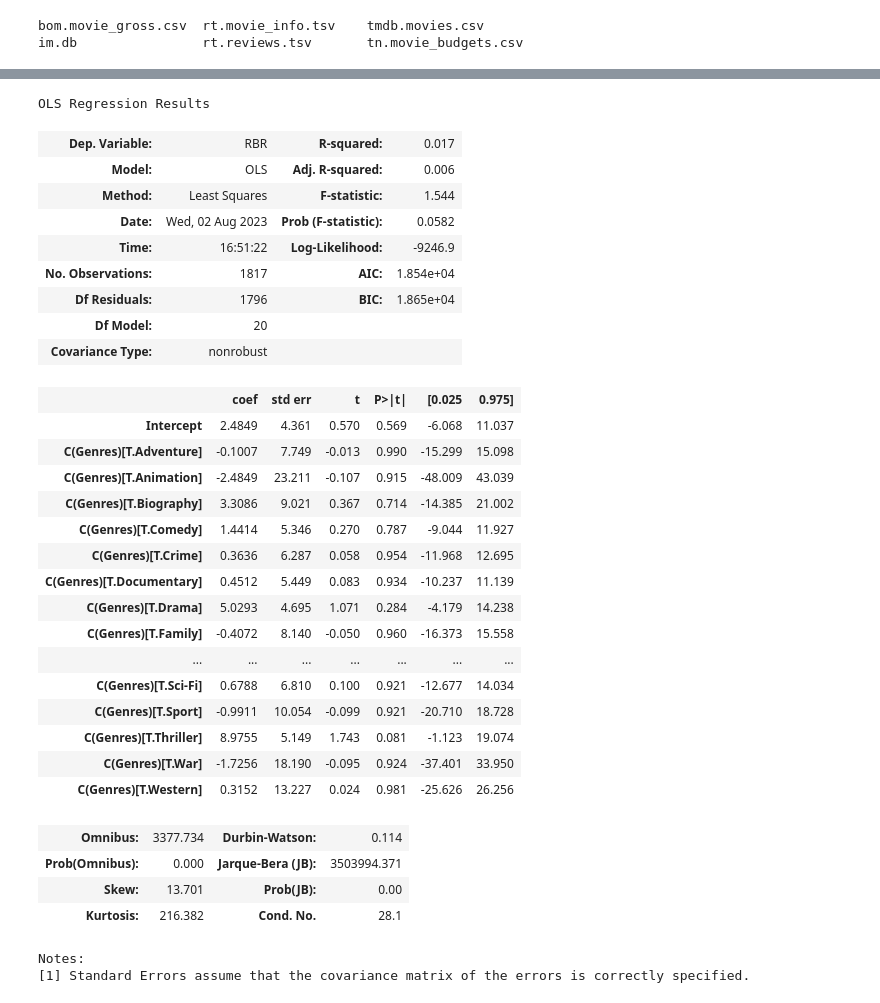
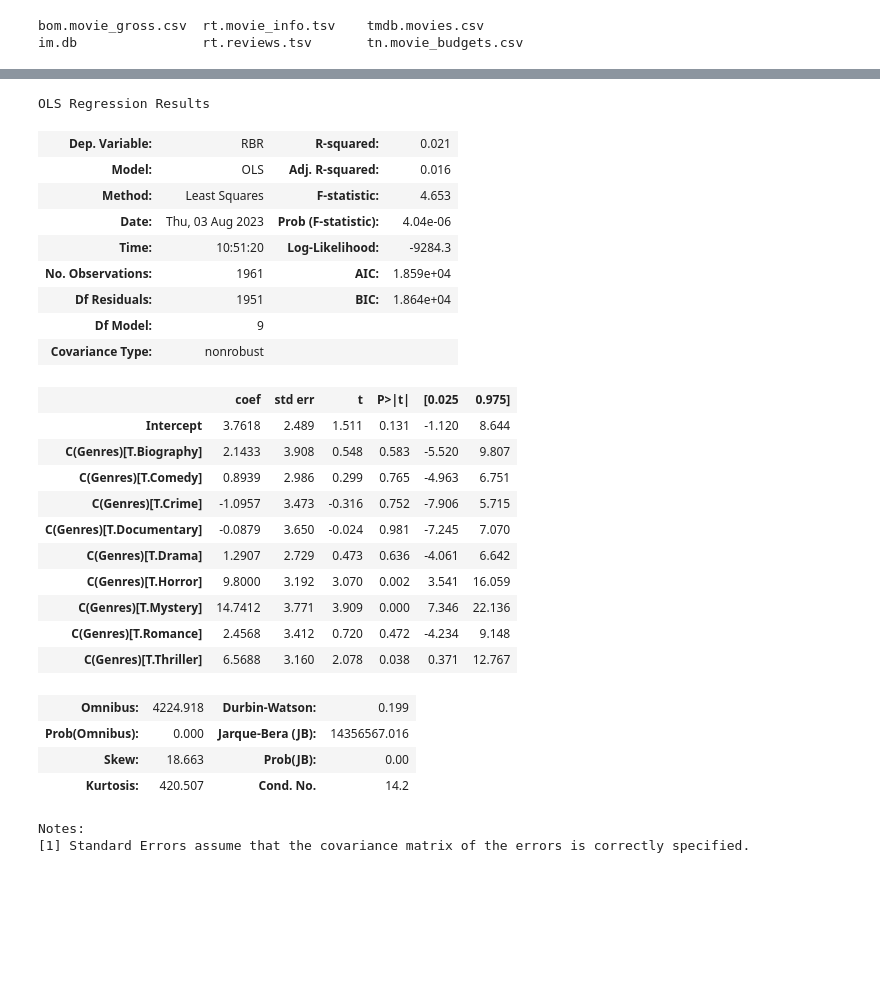
Before and after one commit to nickthetj/Cheap-Thrills-Good-Money, a Jupyter notebook: notebooks/EDA TN.MovieBudget - Nick.ipynb, the cells around one changed output, grey strips where cells are left out. Cells and saved outputs as stored; diff of their text form; code cells hidden in the pictures; blank space fills up the shorter version.

```diff
--- a/notebooks/EDA TN.MovieBudget - Nick.ipynb
+++ b/notebooks/EDA TN.MovieBudget - Nick.ipynb
@@ -59,12 +60,12 @@ MovieBudget['Revenue Budget Ratio'] = (MovieBudget['Worldwide Gross'] + MovieBud
 # filtered movies df by date and budget
 
 Movies_After_Date = 1990
-Budget_Max = 5000000
+Budget_Max = 17000000
 Budget_Min = 0
 
 MovieBudgetFiltered = MovieBudget[(MovieBudget['Production Budget'] < Budget_Max) & (MovieBudget['Production Budget'] > Budget_Min)]
 MovieBudgetFiltered.sort_values('Revenue Budget Ratio', ascending=False, inplace=True)
 MovieBudgetFiltered.reset_index(drop=True, inplace=True)
-MovieBudgetFiltered[:50]
+# MovieBudgetFiltered[:50]
 MovieBudgetFiltered['Release Date'] = MovieBudgetFiltered['Release Date'].str[-4:].astype(int)
 MovieBudgetFiltered= MovieBudgetFiltered[(MovieBudgetFiltered['Release Date']>Movies_After_Date)].reset_index(drop=True)
@@ -72,4 +73,4 @@
-MovieBudgetFiltered
+# MovieBudgetFiltered
 # %% [output]
 A value is trying to be set on a copy of a slice from a DataFrame
 
@@ -209,3 +151,8 @@ MergedExploded_df
+# %%
+R1_LookupTable = list(MergedExploded_df['Genres'].value_counts()[:10].index)
+R1_LookupTable
+MergedExploded_df = MergedExploded_df.loc[MergedExploded_df['Genres'].isin(R1_LookupTable)]
+# FILTER['Genres'].value_counts()
 # %%
 MergedExploded_df['Genres'].value_counts()
 # %% [output]
@@ -249,38 +185,33 @@ Animation       0.000000
 Name: RBR, dtype: float64
 # %%
 # Linear Regression and Anova
-res = smf.ols(formula="RBR ~ C(Genres)", data=MergedExploded_df).fit()
-res.summary()
+results = smf.ols(formula="RBR ~ C(Genres)", data=MergedExploded_df).fit()
+results.summary()
 # %% [output]
 OLS Regression Results
-| Dep. Variable: | RBR | R-squared: | 0.017 |
-| Model: | OLS | Adj. R-squared: | 0.006 |
-| Method: | Least Squares | F-statistic: | 1.544 |
-| Date: | Wed, 02 Aug 2023 | Prob (F-statistic): | 0.0582 |
-| Time: | 16:51:22 | Log-Likelihood: | -9246.9 |
-| No. Observations: | 1817 | AIC: | 1.854e+04 |
-| Df Residuals: | 1796 | BIC: | 1.865e+04 |
-| Df Model: | 20 |  |  |
+| Dep. Variable: | RBR | R-squared: | 0.021 |
+| Model: | OLS | Adj. R-squared: | 0.016 |
+| Method: | Least Squares | F-statistic: | 4.653 |
+| Date: | Thu, 03 Aug 2023 | Prob (F-statistic): | 4.04e-06 |
+| Time: | 10:51:20 | Log-Likelihood: | -9284.3 |
+| No. Observations: | 1961 | AIC: | 1.859e+04 |
+| Df Residuals: | 1951 | BIC: | 1.864e+04 |
+| Df Model: | 9 |  |  |
 | Covariance Type: | nonrobust |  |  |
 |  | coef | std err | t | P>|t| | [0.025 | 0.975] |
-| Intercept | 2.4849 | 4.361 | 0.570 | 0.569 | -6.068 | 11.037 |
-| C(Genres)[T.Adventure] | -0.1007 | 7.749 | -0.013 | 0.990 | -15.299 | 15.098 |
-| C(Genres)[T.Animation] | -2.4849 | 23.211 | -0.107 | 0.915 | -48.009 | 43.039 |
-| C(Genres)[T.Biography] | 3.3086 | 9.021 | 0.367 | 0.714 | -14.385 | 21.002 |
-| C(Genres)[T.Comedy] | 1.4414 | 5.346 | 0.270 | 0.787 | -9.044 | 11.927 |
-| C(Genres)[T.Crime] | 0.3636 | 6.287 | 0.058 | 0.954 | -11.968 | 12.695 |
-| C(Genres)[T.Documentary] | 0.4512 | 5.449 | 0.083 | 0.934 | -10.237 | 11.139 |
-| C(Genres)[T.Drama] | 5.0293 | 4.695 | 1.071 | 0.284 | -4.179 | 14.238 |
-| C(Genres)[T.Family] | -0.4072 | 8.140 | -0.050 | 0.960 | -16.373 | 15.558 |
-| ... | ... | ... | ... | ... | ... | ... |
-| C(Genres)[T.Sci-Fi] | 0.6788 | 6.810 | 0.100 | 0.921 | -12.677 | 14.034 |
-| C(Genres)[T.Sport] | -0.9911 | 10.054 | -0.099 | 0.921 | -20.710 | 18.728 |
-| C(Genres)[T.Thriller] | 8.9755 | 5.149 | 1.743 | 0.081 | -1.123 | 19.074 |
-| C(Genres)[T.War] | -1.7256 | 18.190 | -0.095 | 0.924 | -37.401 | 33.950 |
-| C(Genres)[T.Western] | 0.3152 | 13.227 | 0.024 | 0.981 | -25.626 | 26.256 |
+| Intercept | 3.7618 | 2.489 | 1.511 | 0.131 | -1.120 | 8.644 |
+| C(Genres)[T.Biography] | 2.1433 | 3.908 | 0.548 | 0.583 | -5.520 | 9.807 |
+| C(Genres)[T.Comedy] | 0.8939 | 2.986 | 0.299 | 0.765 | -4.963 | 6.751 |
+| C(Genres)[T.Crime] | -1.0957 | 3.473 | -0.316 | 0.752 | -7.906 | 5.715 |
+| C(Genres)[T.Documentary] | -0.0879 | 3.650 | -0.024 | 0.981 | -7.245 | 7.070 |
+| C(Genres)[T.Drama] | 1.2907 | 2.729 | 0.473 | 0.636 | -4.061 | 6.642 |
+| C(Genres)[T.Horror] | 9.8000 | 3.192 | 3.070 | 0.002 | 3.541 | 16.059 |
+| C(Genres)[T.Mystery] | 14.7412 | 3.771 | 3.909 | 0.000 | 7.346 | 22.136 |
+| C(Genres)[T.Romance] | 2.4568 | 3.412 | 0.720 | 0.472 | -4.234 | 9.148 |
+| C(Genres)[T.Thriller] | 6.5688 | 3.160 | 2.078 | 0.038 | 0.371 | 12.767 |
-| Omnibus: | 3377.734 | Durbin-Watson: | 0.114 |
-| Prob(Omnibus): | 0.000 | Jarque-Bera (JB): | 3503994.371 |
-| Skew: | 13.701 | Prob(JB): | 0.00 |
-| Kurtosis: | 216.382 | Cond. No. | 28.1 |
+| Omnibus: | 4224.918 | Durbin-Watson: | 0.199 |
+| Prob(Omnibus): | 0.000 | Jarque-Bera (JB): | 14356567.016 |
+| Skew: | 18.663 | Prob(JB): | 0.00 |
+| Kurtosis: | 420.507 | Cond. No. | 14.2 |
 Notes:
 [1] Standard Errors assume that the covariance matrix of the errors is correctly specified.
```
Also changed, not shown: parts of 14 cells of this notebook.
